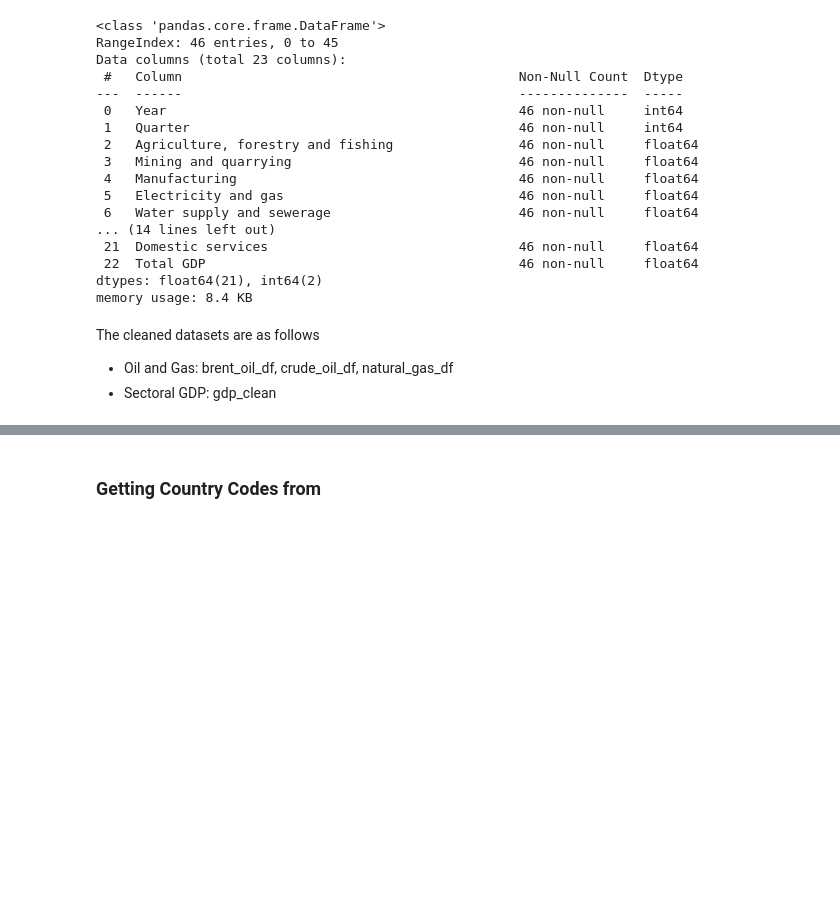
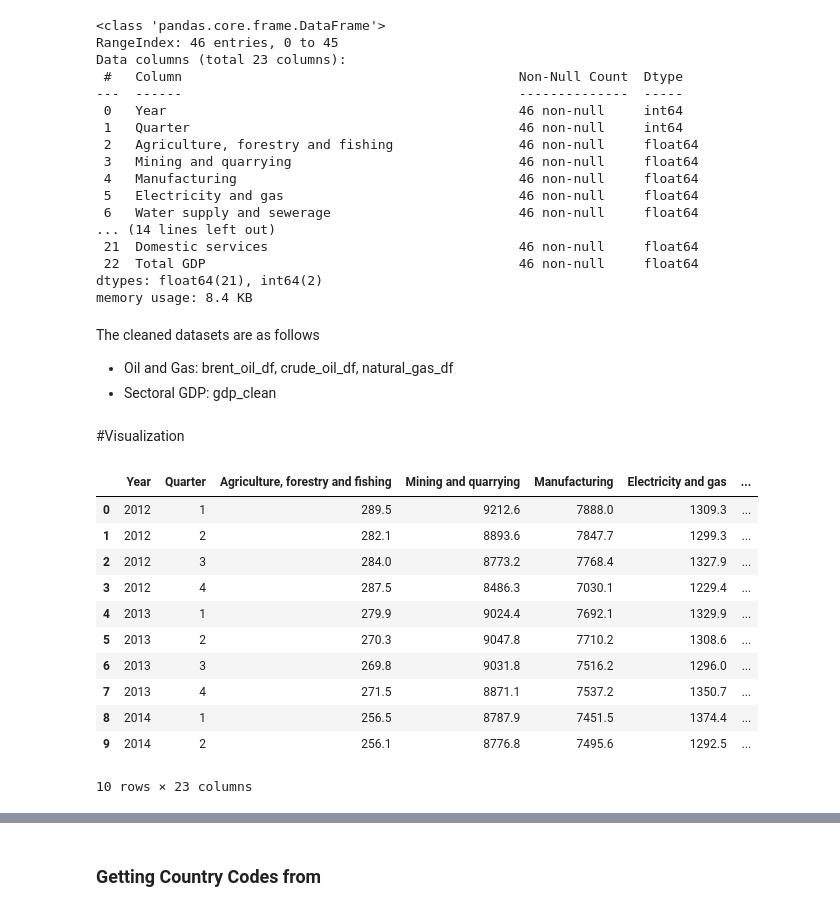
Before and after one commit to vsuwi/comp3610_groupK, a Jupyter notebook: project.ipynb, the cells around one changed output, grey strips where cells are left out. Cells and saved outputs as stored; diff of their text form; code cells hidden in the pictures; blank space fills up the shorter version.

```diff
--- a/project.ipynb
+++ b/project.ipynb
@@ -343,3 +344,21 @@ memory usage: 8.4 KB
 The cleaned datasets are as follows
 - Oil and Gas: brent_oil_df, crude_oil_df, natural_gas_df
 - Sectoral GDP: gdp_clean
+# %% [markdown]
+#Visualization
+# %%
+# sectoral gdp test
+gdp_clean.head(10)
+# %% [output]
+|  | Year | Quarter | Agriculture, forestry and fishing | Mining and quarrying | Manufacturing | Electricity and gas | ... |
+| 0 | 2012 | 1 | 289.5 | 9212.6 | 7888.0 | 1309.3 | ... |
+| 1 | 2012 | 2 | 282.1 | 8893.6 | 7847.7 | 1299.3 | ... |
+| 2 | 2012 | 3 | 284.0 | 8773.2 | 7768.4 | 1327.9 | ... |
+| 3 | 2012 | 4 | 287.5 | 8486.3 | 7030.1 | 1229.4 | ... |
+| 4 | 2013 | 1 | 279.9 | 9024.4 | 7692.1 | 1329.9 | ... |
+| 5 | 2013 | 2 | 270.3 | 9047.8 | 7710.2 | 1308.6 | ... |
+| 6 | 2013 | 3 | 269.8 | 9031.8 | 7516.2 | 1296.0 | ... |
+| 7 | 2013 | 4 | 271.5 | 8871.1 | 7537.2 | 1350.7 | ... |
+| 8 | 2014 | 1 | 256.5 | 8787.9 | 7451.5 | 1374.4 | ... |
+| 9 | 2014 | 2 | 256.1 | 8776.8 | 7495.6 | 1292.5 | ... |
+10 rows × 23 columns
```
Also changed, not shown: parts of 3 cells of this notebook.
